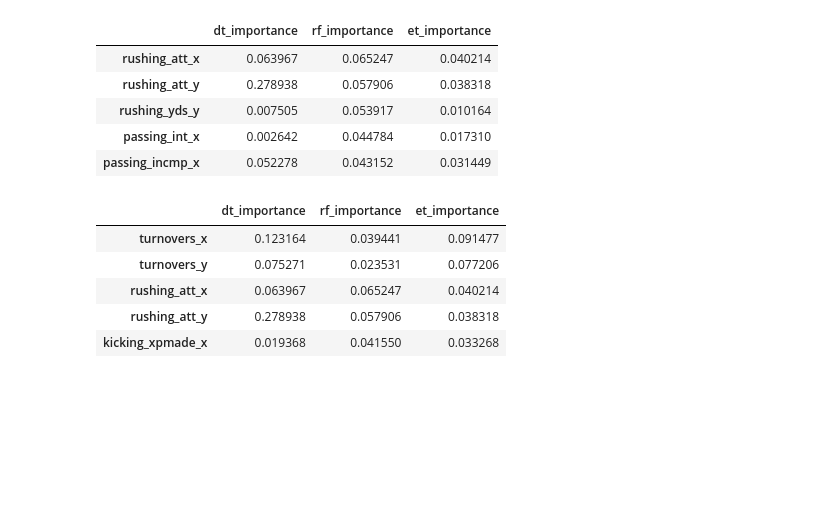
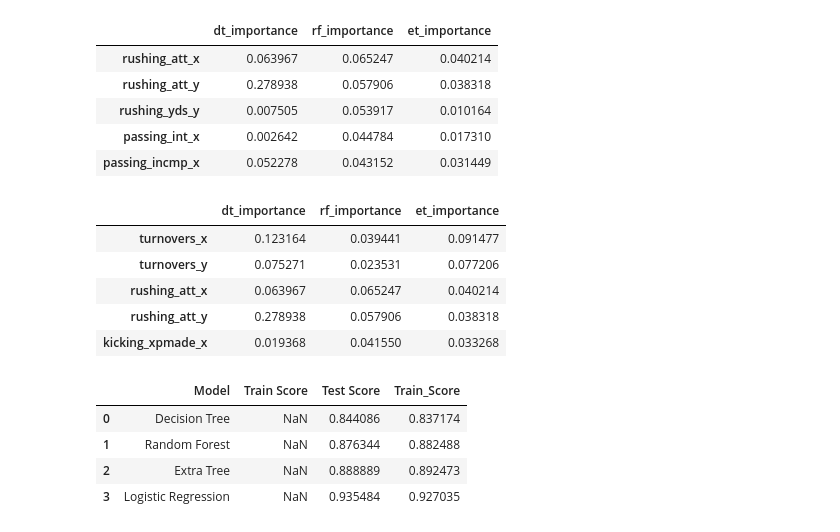
Before and after one commit to Richarddea/Richard-Dea-Projects, a Jupyter notebook: Capstone/Capstone Models DF #3.ipynb, the cells around one changed output. Cells and saved outputs as stored; diff of their text form; code cells hidden in the pictures; blank space fills up the shorter version.

```diff
--- a/Capstone/Capstone Models DF #3.ipynb
+++ b/Capstone/Capstone Models DF #3.ipynb
@@ -352,3 +364,12 @@ etfi.head()
 | 37 | turnovers_x | 0.155593 |
 | 50 | kicking_xpmade_y | 0.094183 |
 | 13 | kicking_xpmade_x | 0.075925 |
+# %%
+et_predicted = etc_gs.predict(X_test)
+et_prob = etc_gs.predict_proba(X_test)
+
+et_accuracy_score = metrics.accuracy_score(y_test, et_predicted)
+et_roc_score = metrics.roc_auc_score(y_test, et_prob[:, 1])
+
+print et_accuracy_score
+print et_roc_score
@@ -454,0 +469,9 @@ array([[ 0.4,  0.6],
+# %%
+rf_predicted = rfc_gs.predict(X_test)
+rf_prob = rfc_gs.predict_proba(X_test)
+
+rf_accuracy_score = metrics.accuracy_score(y_test, rf_predicted)
+rf_roc_score = metrics.roc_auc_score(y_test, rf_prob[:, 1])
+
+print rf_accuracy_score
+print rf_roc_score
@@ -489,3 +515,25 @@ feature_importances.sort_values('et_importance',ascending=False).head()
 | rushing_att_x | 0.063967 | 0.065247 | 0.040214 |
 | rushing_att_y | 0.278938 | 0.057906 | 0.038318 |
 | kicking_xpmade_x | 0.019368 | 0.041550 | 0.033268 |
+# %%
+best_score['Model'] = ['Decision Tree',
+                       'Random Forest',
+                       'Extra Tree',
+                       'Logistic Regression']
+best_score['Train Score'] = [dtc_gs.best_score_,
+                            rfc_gs.best_score_,
+                            etc_gs.best_score_,
+                            logreg_gs.best_score_]
+# %%
+best_score['Test Score'] = [dt_accuracy_score,
+                            rf_accuracy_score,
+                            et_accuracy_score,
+                            lr_accuracy_score]
+# %%
+best_score
+# %% [output]
+|  | Model | Train Score | Test Score | Train_Score |
+| 0 | Decision Tree | NaN | 0.844086 | 0.837174 |
+| 1 | Random Forest | NaN | 0.876344 | 0.882488 |
+| 2 | Extra Tree | NaN | 0.888889 | 0.892473 |
+| 3 | Logistic Regression | NaN | 0.935484 | 0.927035 |
```
Also changed, not shown: parts of 6 cells of this notebook.
